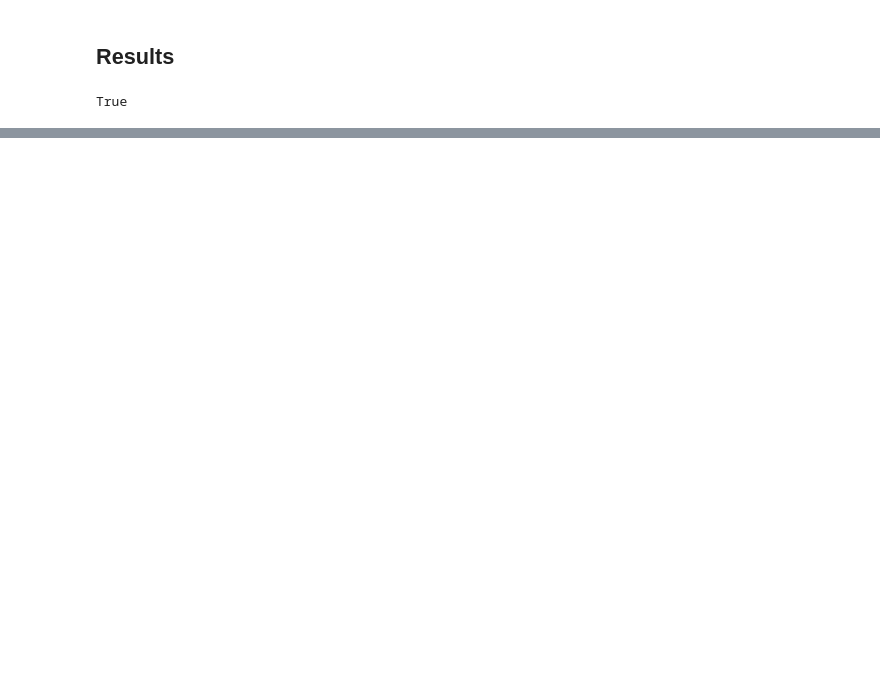
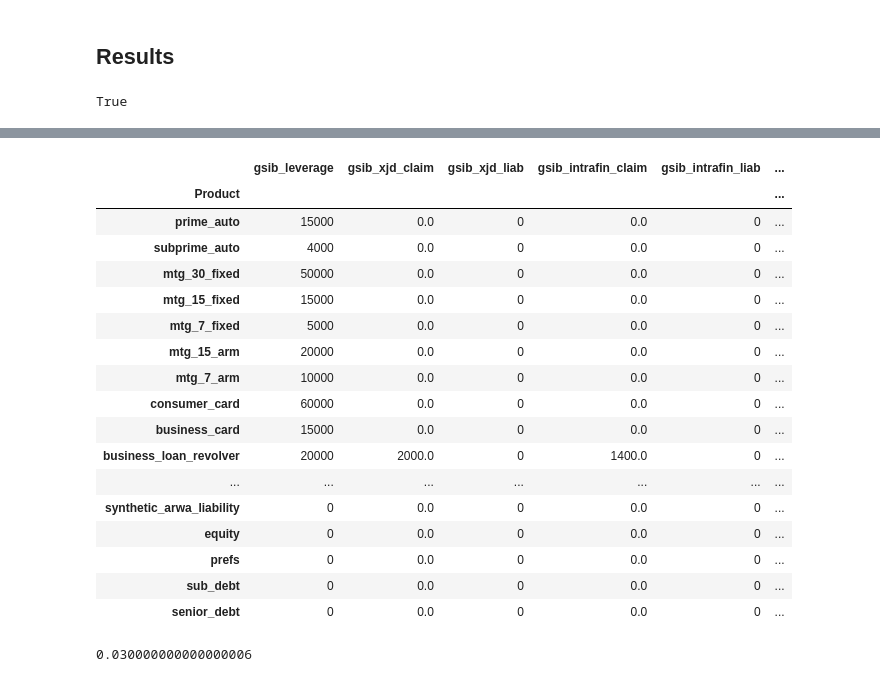
Before and after one commit to marvelje/bs_optimization, a Jupyter notebook: bs_optimization.ipynb, the cells around one changed output, grey strips where cells are left out. Saved outputs shown, nothing was run; the diff lists cells and outputs as text; code cells hidden in the pictures; blank space fills up the shorter version.

```diff
--- a/bs_optimization.ipynb
+++ b/bs_optimization.ipynb
@@ -44,6 +91,10 @@ constraints
 | ARWA | 0.080000 | 0.095 | 0.115 | 0.195 |
 | leverage | 0.075000 | 0.090 | NaN | NaN |
 | GSIB | 0.000048 | NaN | NaN | NaN |
+# %%
+# Read in GSIB coefficients
+
+gsib = pd.read_excel('./data/sample_bs.xlsx', index_col=0, sheet_name='gsib')
 # %% [markdown]
 ## Objective function
 
@@ -291,21 +417,47 @@ df.to_excel('./results/results.xlsx')
 # The below calculates the contribution of the GSIB score surcharge by line item
 
 # Identify the GSIB-related columns
-# gsib_cols = list(df.columns[-16:-4])
+gsib_cols = list(df.columns[9:21])
 
-# # Multiply GSIB coefficients by starting balances and store in a new dataframe
-# gsib_impact = df[gsib_cols].multiply(df['start'], axis='index')
+# Multiply GSIB coefficients by starting balances and store in a new dataframe
+gsib_impact = df[gsib_cols].multiply(df['start'], axis='index')
+gsib_impact.set_index(df['Product'], inplace=True)
 
-# score_cols = []
+score_cols = []
 
-# # Multiply the gsib balances by their respective scores
-# for i, item in enumerate(gsib.index):
-#     col_name = item + '_score'
-#     score_cols.append(col_name)
-#     gsib_impact[col_name] = gsib_impact.iloc[:,i] * float(gsib.iloc[i])
+# Multiply the gsib balances by their respective scores
+for i, item in enumerate(gsib.index):
+    col_name = item + '_score'
+    score_cols.append(col_name)
+    gsib_impact[col_name] = gsib_impact.iloc[:,i] * float(gsib.iloc[i])
 
-# # Sum across to calculate the "total GSIB score"
-# gsib_impact['total_score'] = gsib_impact[score_cols].sum(axis=1)
+# Sum across to calculate the "total GSIB score"
+gsib_impact['total_score'] = gsib_impact[score_cols].sum(axis=1)
 
-# # Convert the score to the CET1 contribution, currently calibrated to be +3%
-# gsib_impact['cet1_cont'] = gsib_impact['total_score'] * constraints.loc['GSIB', 'CET1']
+# Convert the score to the CET1 contribution, currently calibrated to be +3%
+gsib_impact['cet1_cont'] = gsib_impact['total_score'] * constraints.loc['GSIB', 'CET1']
+# %%
+gsib_impact
+# %% [output]
+|  | gsib_leverage | gsib_xjd_claim | gsib_xjd_liab | gsib_intrafin_claim | gsib_intrafin_liab | ... |
+| Product |  |  |  |  |  | ... |
+| prime_auto | 15000 | 0.0 | 0 | 0.0 | 0 | ... |
+| subprime_auto | 4000 | 0.0 | 0 | 0.0 | 0 | ... |
+| mtg_30_fixed | 50000 | 0.0 | 0 | 0.0 | 0 | ... |
+| mtg_15_fixed | 15000 | 0.0 | 0 | 0.0 | 0 | ... |
+| mtg_7_fixed | 5000 | 0.0 | 0 | 0.0 | 0 | ... |
+| mtg_15_arm | 20000 | 0.0 | 0 | 0.0 | 0 | ... |
+| mtg_7_arm | 10000 | 0.0 | 0 | 0.0 | 0 | ... |
+| consumer_card | 60000 | 0.0 | 0 | 0.0 | 0 | ... |
+| business_card | 15000 | 0.0 | 0 | 0.0 | 0 | ... |
+| business_loan_revolver | 20000 | 2000.0 | 0 | 1400.0 | 0 | ... |
+| ... | ... | ... | ... | ... | ... | ... |
+| synthetic_arwa_liability | 0 | 0.0 | 0 | 0.0 | 0 | ... |
+| equity | 0 | 0.0 | 0 | 0.0 | 0 | ... |
+| prefs | 0 | 0.0 | 0 | 0.0 | 0 | ... |
+| sub_debt | 0 | 0.0 | 0 | 0.0 | 0 | ... |
+| senior_debt | 0 | 0.0 | 0 | 0.0 | 0 | ... |
+# %%
+gsib_impact['cet1_cont'].sum()
+# %% [output]
+0.030000000000000006
```
Also changed, not shown: parts of 30 cells of this notebook, 1 other file.
